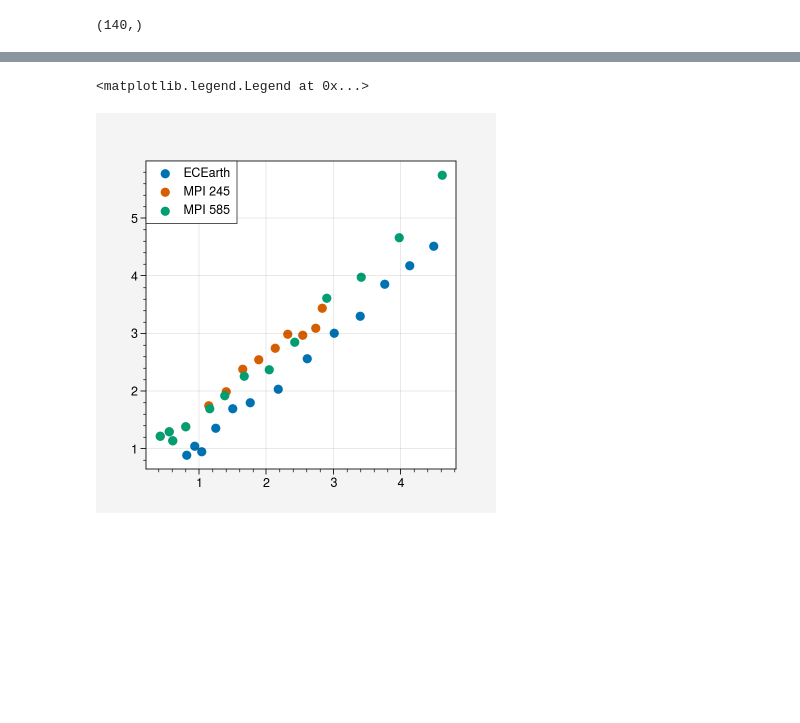
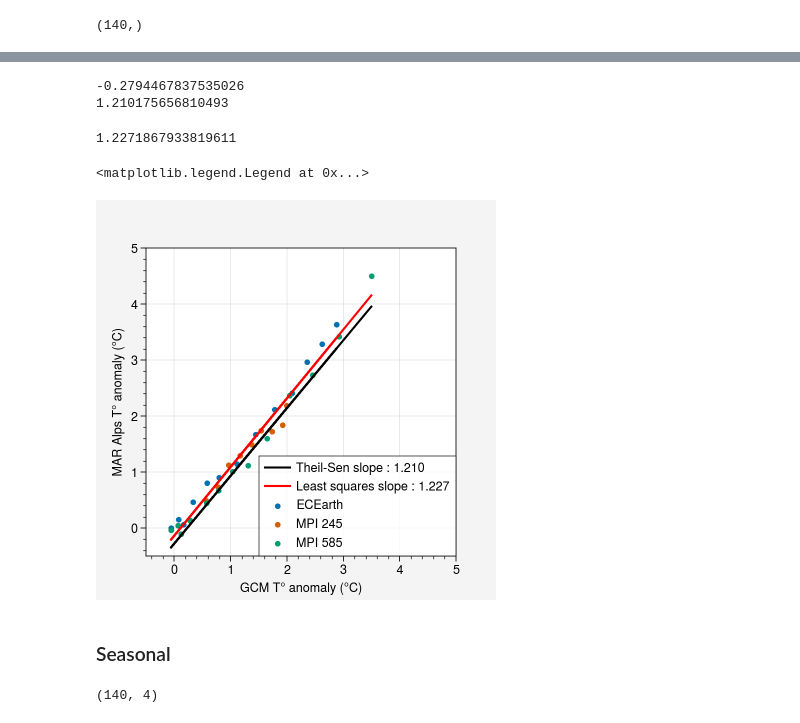
Before and after one commit to Ian-CD/PhD, a Jupyter notebook: global_warming_trends.ipynb, the cells around one changed output, grey strips where cells are left out. Cells and saved outputs as stored; diff of their text form; code cells hidden in the pictures; blank space fills up the shorter version.

```diff
--- a/global_warming_trends.ipynb
+++ b/global_warming_trends.ipynb
@@ -143,24 +174,72 @@ wrming_20yrs_MAR
 # %%
-wrming_20yrs_MAR_245 = []
-wrming_20yrs_MAR_585 = []
-wrming_20yrs_GCM_245 = []
-wrming_20yrs_GCM_585 = []
+wrming_20yrs_MAR_MPI_245 = []
+wrming_20yrs_MAR_MPI_585 = []
+wrming_20yrs_MPI_245 = []
+wrming_20yrs_MPI_585 = []
 
 
 for i in range(13):
     start = 10*i
     end = start+20
-    wrming_20yrs_MAR_245.append(wp_meanyr_meanT_245_meanalps[start:end].mean() - preindustrial_mean_MPI)
-    wrming_20yrs_GCM_245.append(yrly_warming_MPI245[start:end].mean())
+    wrming_20yrs_MAR_MPI_245.append(wp_meanyr_meanT_245_meanalps[start:end].mean() - refperiod_mean_MAR_MPI)
+    wrming_20yrs_MPI_245.append(yrly_warming_MPI245[start:end].mean())
 
-    wrming_20yrs_MAR_585.append(wp_meanyr_meanT_585_meanalps[start:end].mean() - preindustrial_mean_MPI)
-    wrming_20yrs_GCM_585.append(yrly_warming_MPI585[start:end].mean())
+    wrming_20yrs_MAR_MPI_585.append(wp_meanyr_meanT_585_meanalps[start:end].mean() - refperiod_mean_MAR_MPI)
+    wrming_20yrs_MPI_585.append(yrly_warming_MPI585[start:end].mean())
+# %%
+MAR_wrming_20yrs = np.concatenate([wrming_20yrs_MAR_ECEarth,wrming_20yrs_MAR_MPI_245,wrming_20yrs_MAR_MPI_585[5:]])
+
+GCM_wrming_20yrs = np.concatenate([wrming_20yrs_ECEarth,wrming_20yrs_MPI_245,wrming_20yrs_MPI_585[5:]])
+
+res = theilslopes(MAR_wrming_20yrs, GCM_wrming_20yrs, 0.95)
+
+linregress_wrming = linregress(GCM_wrming_20yrs, MAR_wrming_20yrs)
+# %%
+print(res[1])
+print(res[0])
+# %% [output]
+-0.2794467837535026
+1.210175656810493
+# %%
+linregress_wrming.slope
+# %% [output]
+1.2271867933819611
 # %%
-plt.scatter(wrming_20yrs_GCM,wrming_20yrs_MAR,label='ECEarth')
-plt.scatter(wrming_20yrs_GCM_245,wrming_20yrs_MAR_245,label='MPI 245')
-plt.scatter(wrming_20yrs_GCM_585,wrming_20yrs_MAR_585,label='MPI 585')
+
+
+plt.scatter(wrming_20yrs_ECEarth,wrming_20yrs_MAR_ECEarth,label='ECEarth',s=12)
+plt.scatter(wrming_20yrs_MPI_245,wrming_20yrs_MAR_MPI_245,label='MPI 245',s=12)
+plt.scatter(wrming_20yrs_MPI_585,wrming_20yrs_MAR_MPI_585,label='MPI 585',s=12)
+
+plt.plot(GCM_wrming_20yrs, res[1] + res[0] * GCM_wrming_20yrs, 'k-',label='Theil-Sen slope : 1.210')
+#plt.plot(GCM_wrming_20yrs, res[1] + res[2] * GCM_wrming_20yrs, 'k:')
+#plt.plot(GCM_wrming_20yrs, res[1] + res[3] * GCM_wrming_20yrs, 'k:')
+
+plt.plot(GCM_wrming_20yrs,linregress_wrming.intercept + linregress_wrming.slope * GCM_wrming_20yrs,'r-',label='Least squares slope : 1.227')
+
+plt.xlim([-0.5,5])
+plt.ylim([-0.5,5])
+
+plt.xlabel('GCM T° anomaly (°C)')
+plt.ylabel('MAR Alps T° anomaly (°C)')
 
 plt.legend()
+#plt.title(
 # %% [output]
 <matplotlib.legend.Legend at 0x...>
-[figure, old version]
+[figure, new version]
+# %% [markdown]
+### Seasonal
+# %%
+wp_meanseason_meanT_alps = np.ma.masked_array(wp_meanseason_meanT, mask=np.invert(alps_wp_season))
+wp_meanseason_meanT_meanalps = wp_meanseason_meanT_alps.mean(axis=(2,3))
+
+wp_meanseason_meanT_245_alps = np.ma.masked_array(wp_meanseason_meanT_245, mask=np.invert(alps_wp_season))
+wp_meanseason_meanT_245_meanalps = wp_meanseason_meanT_245_alps.mean(axis=(2,3))
+
+wp_meanseason_meanT_585_alps = np.ma.masked_array(wp_meanseason_meanT_585, mask=np.invert(alps_wp_season))
+wp_meanseason_meanT_585_meanalps = wp_meanseason_meanT_585_alps.mean(axis=(2,3))
+
+wp_meanseason_meanT_meanalps.shape
+# %% [output]
+(140, 4)
```
Also changed, not shown: parts of 13 cells of this notebook, 1 other file.
